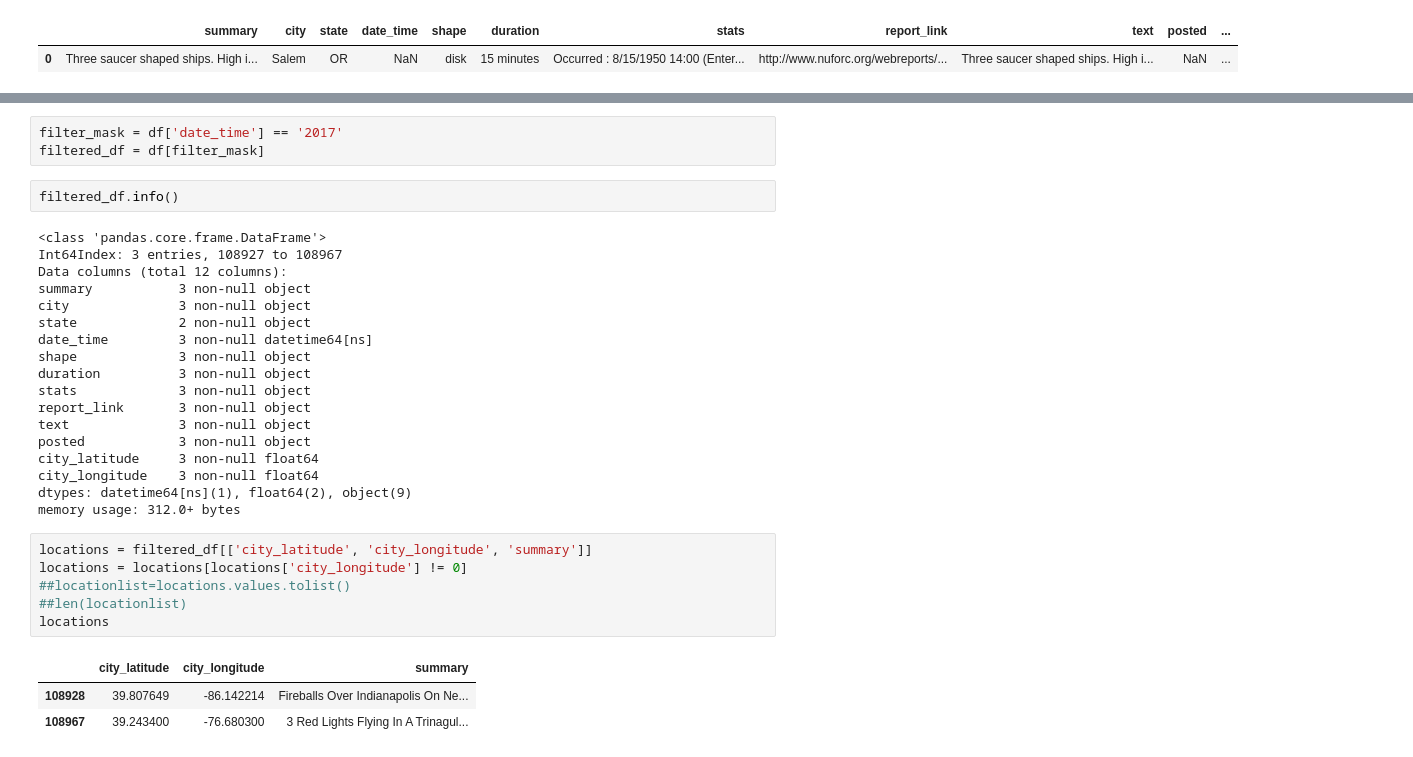
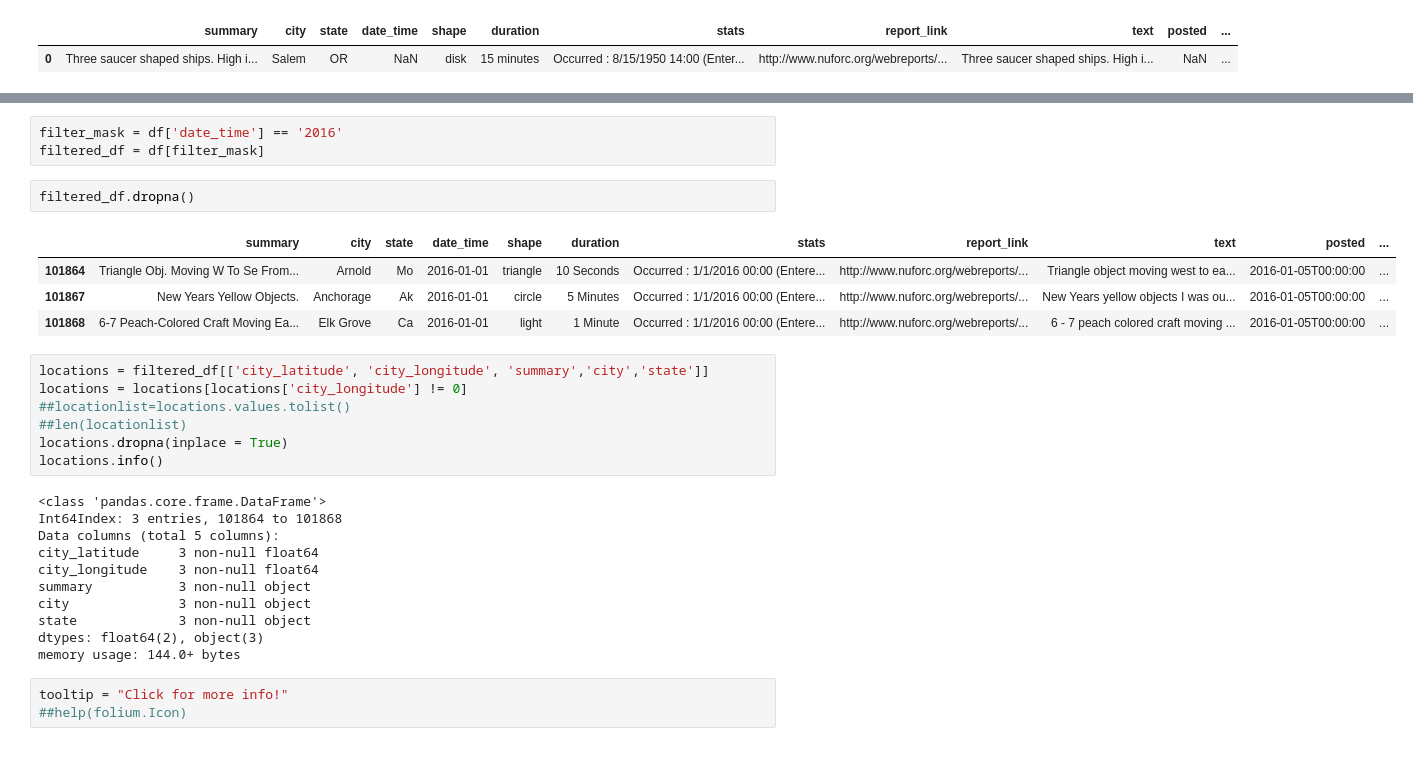
Before and after one commit to adavis4533/UFO, a Jupyter notebook: UFO Sightings .ipynb, the cells around one changed output, grey strips where cells are left out. Cells and saved outputs as stored; diff of their text form.

```diff
--- a/UFO Sightings .ipynb
+++ b/UFO Sightings .ipynb
@@ -27,35 +79,33 @@ mCluster = MarkerCluster()
 # %%
-filter_mask = df['date_time'] == '2017'
+filter_mask = df['date_time'] == '2016'
 filtered_df = df[filter_mask]
 # %%
-filtered_df.info()
+filtered_df.dropna()
 # %% [output]
-<class 'pandas.core.frame.DataFrame'>
-Int64Index: 3 entries, 108927 to 108967
-Data columns (total 12 columns):
-summary           3 non-null object
-city              3 non-null object
-state             2 non-null object
-date_time         3 non-null datetime64[ns]
-shape             3 non-null object
-duration          3 non-null object
-stats             3 non-null object
-report_link       3 non-null object
-text              3 non-null object
-posted            3 non-null object
-city_latitude     3 non-null float64
-city_longitude    3 non-null float64
-dtypes: datetime64[ns](1), float64(2), object(9)
-memory usage: 312.0+ bytes
+|  | summary | city | state | date_time | shape | duration | stats | report_link | text | posted | ... |
+| 101864 | Triangle Obj. Moving W To Se From... | Arnold | Mo | 2016-01-01 | triangle | 10 Seconds | Occurred : 1/1/2016 00:00 (Entere... | http://www.nuforc.org/webreports/... | Triangle object moving west to ea... | 2016-01-05T00:00:00 | ... |
+| 101867 | New Years Yellow Objects. | Anchorage | Ak | 2016-01-01 | circle | 5 Minutes | Occurred : 1/1/2016 00:00 (Entere... | http://www.nuforc.org/webreports/... | New Years yellow objects I was ou... | 2016-01-05T00:00:00 | ... |
+| 101868 | 6-7 Peach-Colored Craft Moving Ea... | Elk Grove | Ca | 2016-01-01 | light | 1 Minute | Occurred : 1/1/2016 00:00 (Entere... | http://www.nuforc.org/webreports/... | 6 - 7 peach colored craft moving ... | 2016-01-05T00:00:00 | ... |
 # %%
-locations = filtered_df[['city_latitude', 'city_longitude', 'summary']]
+locations = filtered_df[['city_latitude', 'city_longitude', 'summary','city','state']]
 locations = locations[locations['city_longitude'] != 0]
 ##locationlist=locations.values.tolist()
 ##len(locationlist)
-locations
+locations.dropna(inplace = True)
+locations.info()
 # %% [output]
-|  | city_latitude | city_longitude | summary |
-| 108928 | 39.807649 | -86.142214 | Fireballs Over Indianapolis On Ne... |
-| 108967 | 39.243400 | -76.680300 | 3 Red Lights Flying In A Trinagul... |
+<class 'pandas.core.frame.DataFrame'>
+Int64Index: 3 entries, 101864 to 101868
+Data columns (total 5 columns):
+city_latitude     3 non-null float64
+city_longitude    3 non-null float64
+summary           3 non-null object
+city              3 non-null object
+state             3 non-null object
+dtypes: float64(2), object(3)
+memory usage: 144.0+ bytes
+# %%
+tooltip = "Click for more info!"
+##help(folium.Icon)
 # %%
 for index, row in locations.iterrows():
```
Also changed, not shown: parts of 12 cells of this notebook.
